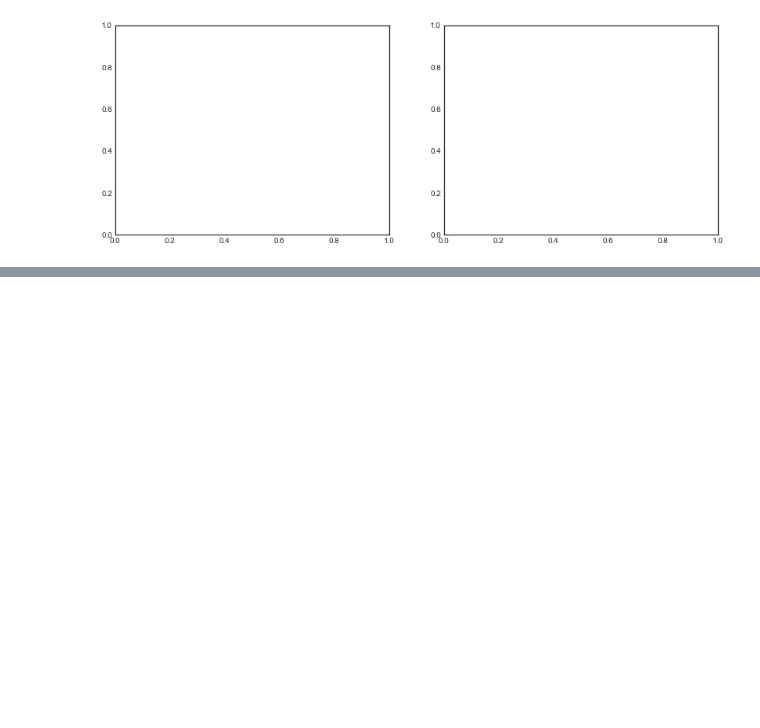
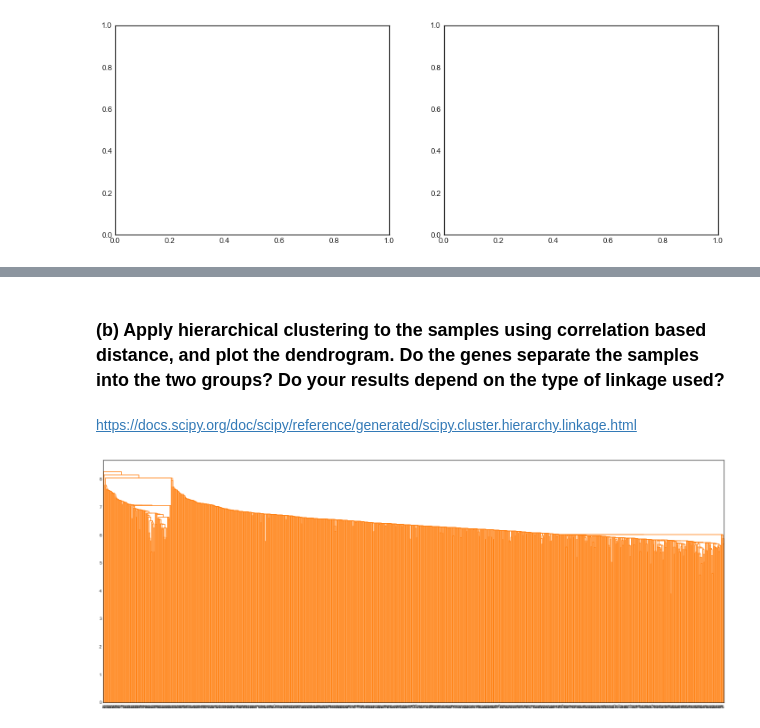
Before and after one commit to Lupercio421/STAT-724, a Jupyter notebook: Homeworks/HW6/Lupercio_Daniel_HW6.ipynb, the cells around one changed output, grey strips where cells are left out. Cells and saved outputs as stored; diff of their text form; code cells hidden in the pictures; blank space fills up the shorter version.

```diff
--- a/Homeworks/HW6/Lupercio_Daniel_HW6.ipynb
+++ b/Homeworks/HW6/Lupercio_Daniel_HW6.ipynb
@@ -116,0 +198,3 @@ KeyError: (slice(None, None, None), 0)
+# %%
+gene_df = pd.read_csv('/Users/daniel421/Desktop/STAT_724/ISLR_data/Ch12Ex13.csv', header=None)
+print(gene_df.head())
@@ -116,0 +219,2 @@ KeyError: (slice(None, None, None), 0)
+# %% [markdown]
+### (b) Apply hierarchical clustering to the samples using correlation based distance, and plot the dendrogram. Do the genes separate the samples into the two groups? Do your results depend on the type of linkage used?
@@ -116,0 +223,9 @@ KeyError: (slice(None, None, None), 0)
+# %% [markdown]
+https://docs.scipy.org/doc/scipy/reference/generated/scipy.cluster.hierarchy.linkage.html
+# %%
+Z = linkage(gene_df, 'single')
+fig = plt.figure(figsize=(25,10))
+dn = dendrogram(Z)
+plt.show()
+# %% [output]
+[figure, added]
```
Also changed, not shown: parts of 40 cells of this notebook, 2 other files.
